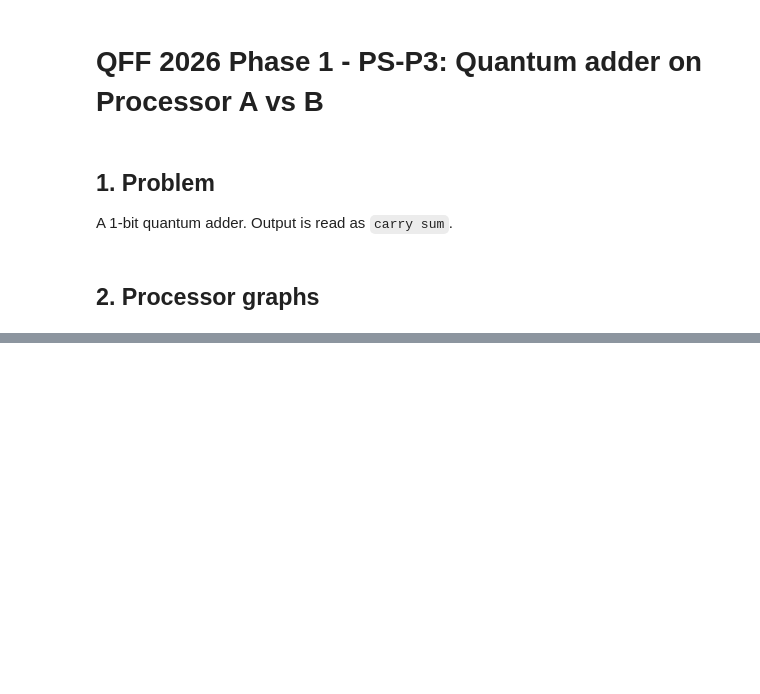
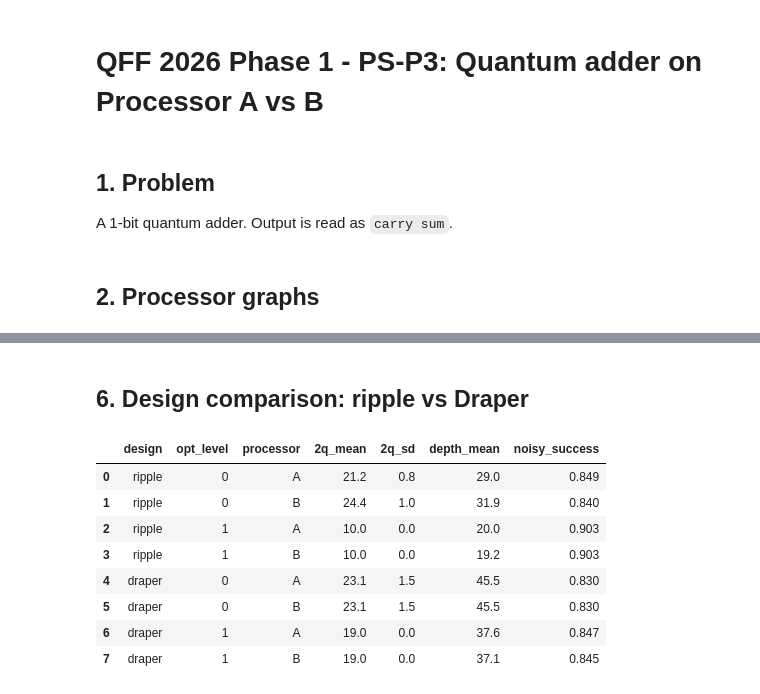
Before and after one commit to ArshadullaShaik/Concurrence, a Jupyter notebook: main.ipynb, the cells around one changed output, grey strips where cells are left out. Cells and saved outputs as stored; diff of their text form; code cells hidden in the pictures; blank space fills up the shorter version.

```diff
--- a/main.ipynb
+++ b/main.ipynb
@@ -35,0 +95,35 @@ table
+# %% [markdown]
+## 6. Design comparison: ripple vs Draper
+# %%
+from src.problem import draper_adder_2bit
+
+rows = []
+for dname, fn in [("ripple", two_bit_adder), ("draper", draper_adder_2bit)]:
+    for level in (0, 1):
+        for pname, proc in [("A", A), ("B", B)]:
+            gates, depths = [], []
+            for seed in range(30):
+                m = circuit_metrics(compile_for(fn(3, 3), proc, level, seed))
+                gates.append(m["two_qubit_gates"])
+                depths.append(m["depth"])
+            ok = tot = 0
+            for a, b in itertools.product(range(4), range(4)):
+                _, c, _ = run_on(fn(a, b), proc, shots=2048, noisy=True, optimization_level=level, seed=1)
+                ok += c.get(expected_two_bit(a, b), 0)
+                tot += 2048
+            rows.append({"design": dname, "opt_level": level, "processor": pname,
+                         "2q_mean": round(st.mean(gates), 1), "2q_sd": round(st.stdev(gates), 1),
+                         "depth_mean": round(st.mean(depths), 1), "noisy_success": round(ok / tot, 3)})
+design_table = pd.DataFrame(rows)
+design_table.to_csv("results/tables/design_comparison.csv", index=False)
+design_table
+# %% [output]
+|  | design | opt_level | processor | 2q_mean | 2q_sd | depth_mean | noisy_success |
+| 0 | ripple | 0 | A | 21.2 | 0.8 | 29.0 | 0.849 |
+| 1 | ripple | 0 | B | 24.4 | 1.0 | 31.9 | 0.840 |
+| 2 | ripple | 1 | A | 10.0 | 0.0 | 20.0 | 0.903 |
+| 3 | ripple | 1 | B | 10.0 | 0.0 | 19.2 | 0.903 |
+| 4 | draper | 0 | A | 23.1 | 1.5 | 45.5 | 0.830 |
+| 5 | draper | 0 | B | 23.1 | 1.5 | 45.5 | 0.830 |
+| 6 | draper | 1 | A | 19.0 | 0.0 | 37.6 | 0.847 |
+| 7 | draper | 1 | B | 19.0 | 0.0 | 37.1 | 0.845 |
```
Also changed, not shown: parts of 17 cells of this notebook, 12 other files.
